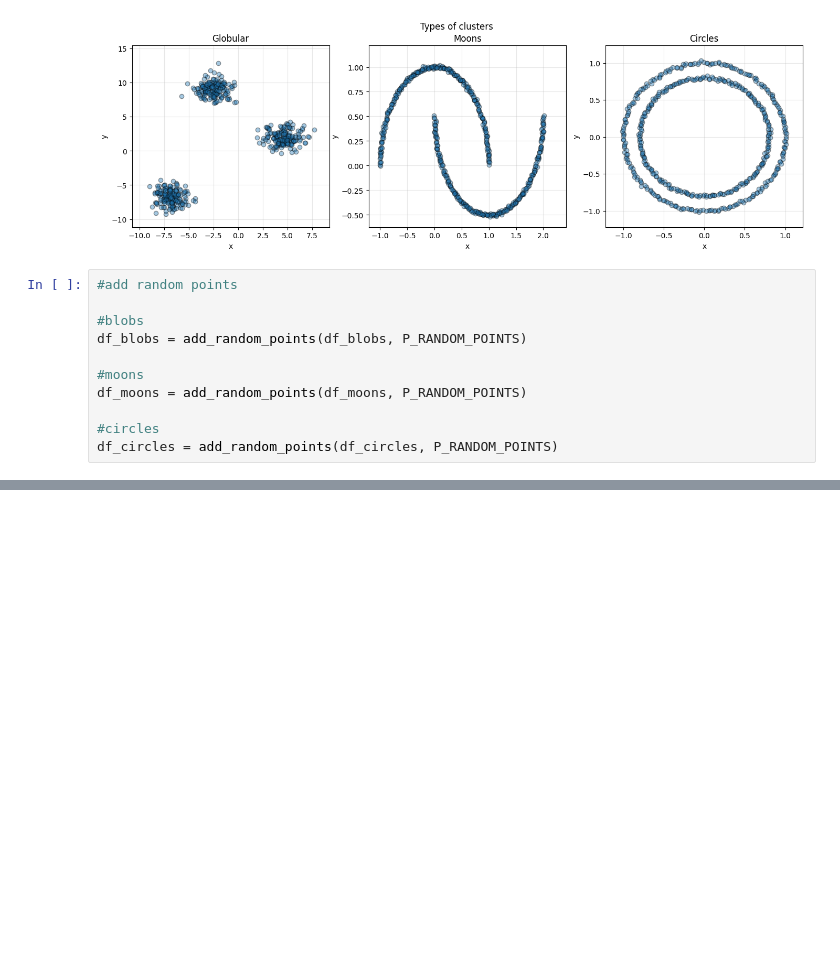
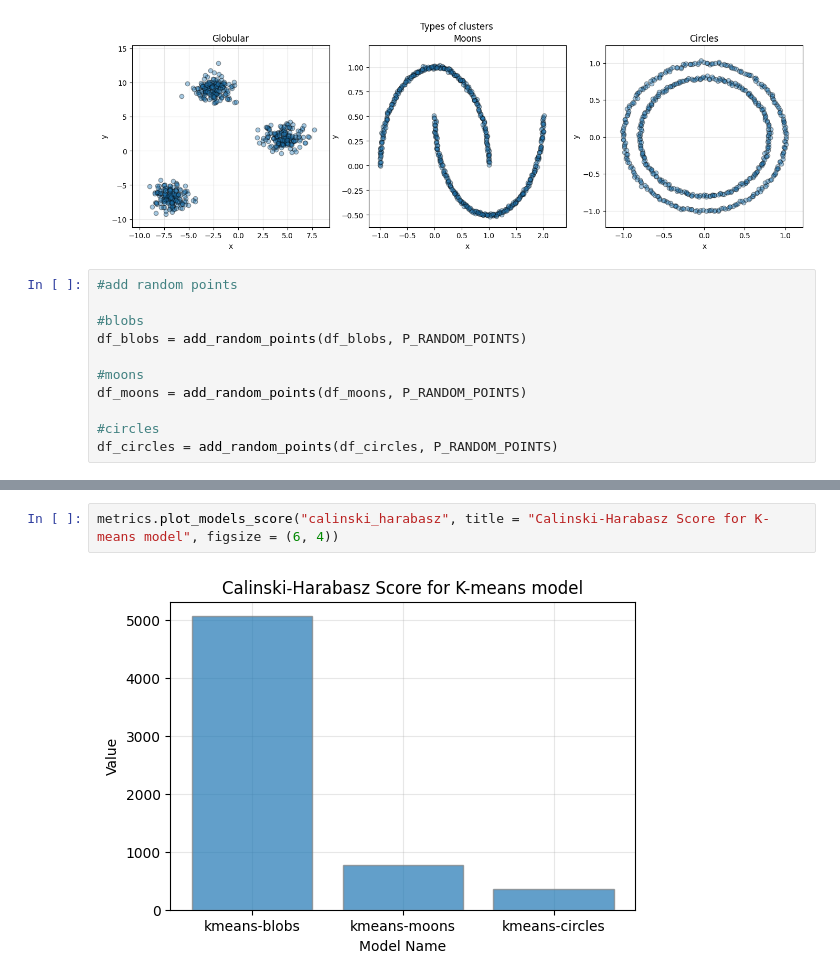
Before and after one commit to alex-bolshunov/Clustering-ML, a Jupyter notebook: clustering_ml.ipynb, the cells around one changed output, grey strips where cells are left out. Drawn from its saved outputs; the diff is of its cells as text; blank space fills up the shorter version.

```diff
--- a/clustering_ml.ipynb
+++ b/clustering_ml.ipynb
@@ -199,3 +289,7 @@ centroids_circles = k_means_circles.cluster_centers_
+# %%
+metrics.plot_models_score("calinski_harabasz", title = "Calinski-Harabasz Score for K-means model", figsize = (6, 4))
+# %% [output]
+[figure, added]
 # %%
 #plot kmeans
 plot_dfs(
```
Also changed, not shown: parts of 11 cells of this notebook.
